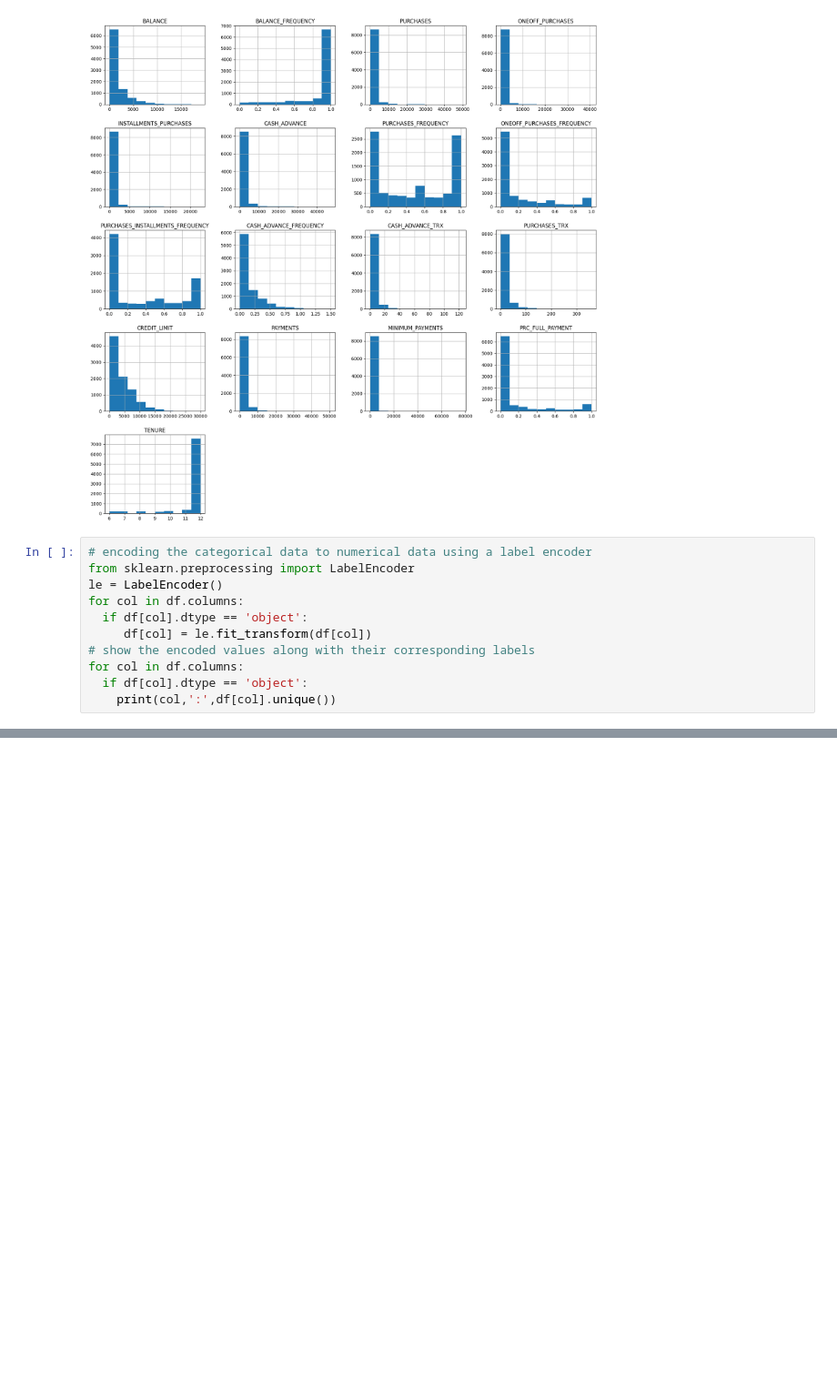
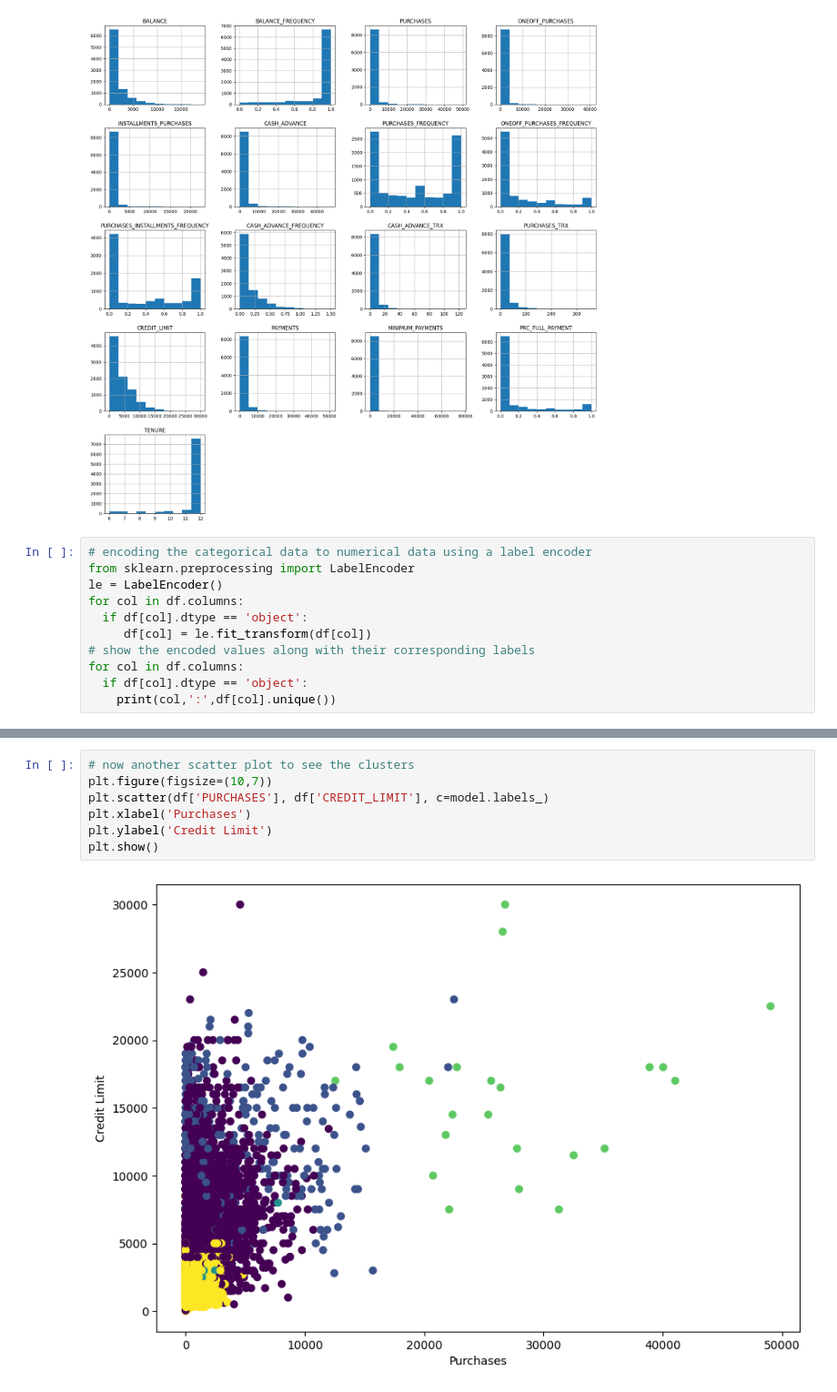
Before and after one commit to mmedoues/cc-general, a Jupyter notebook: model.ipynb, the cells around one changed output, grey strips where cells are left out. Shown at 91% size. Drawn from its saved outputs; the diff is of its cells as text; blank space fills up the shorter version.

```diff
--- a/model.ipynb
+++ b/model.ipynb
@@ -173,0 +126,9 @@ Name: count, dtype: int64
+# %%
+# now another scatter plot to see the clusters
+plt.figure(figsize=(10,7))
+plt.scatter(df['PURCHASES'], df['CREDIT_LIMIT'], c=model.labels_)
+plt.xlabel('Purchases')
+plt.ylabel('Credit Limit')
+plt.show()
+# %% [output]
+[figure, added]
```
Also changed, not shown: parts of 12 cells of this notebook.
